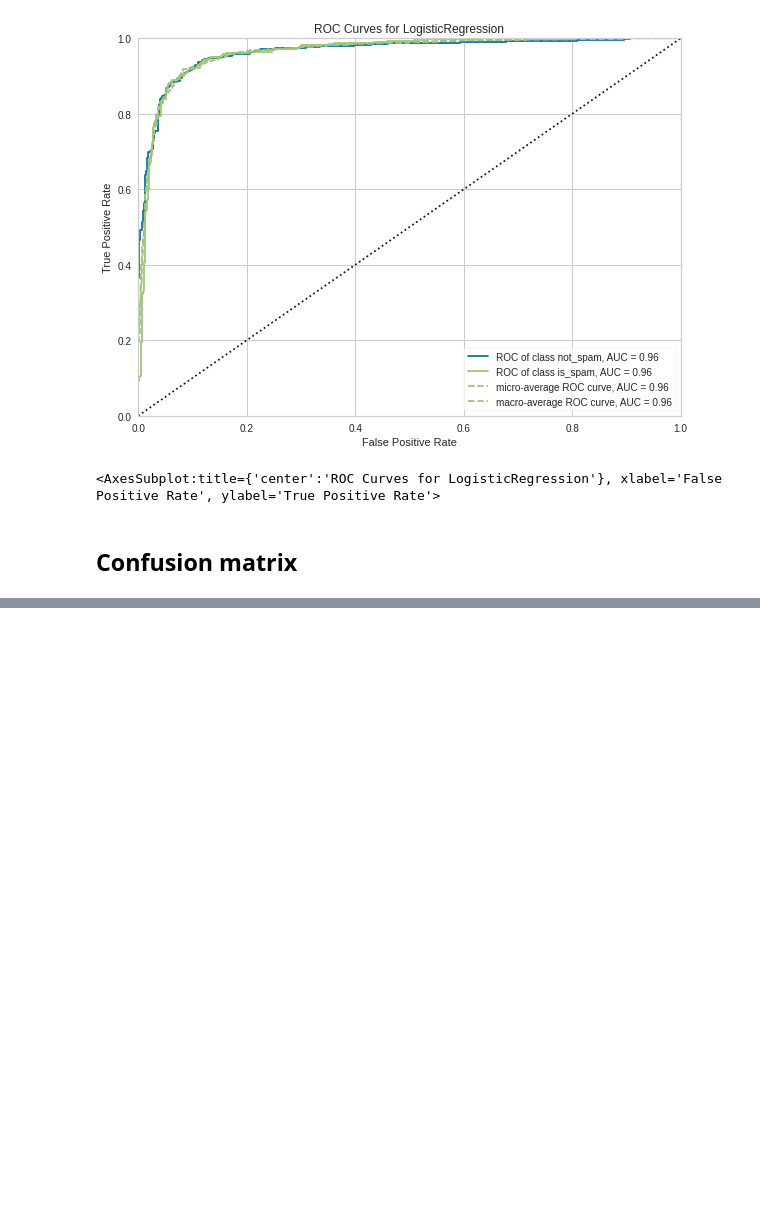
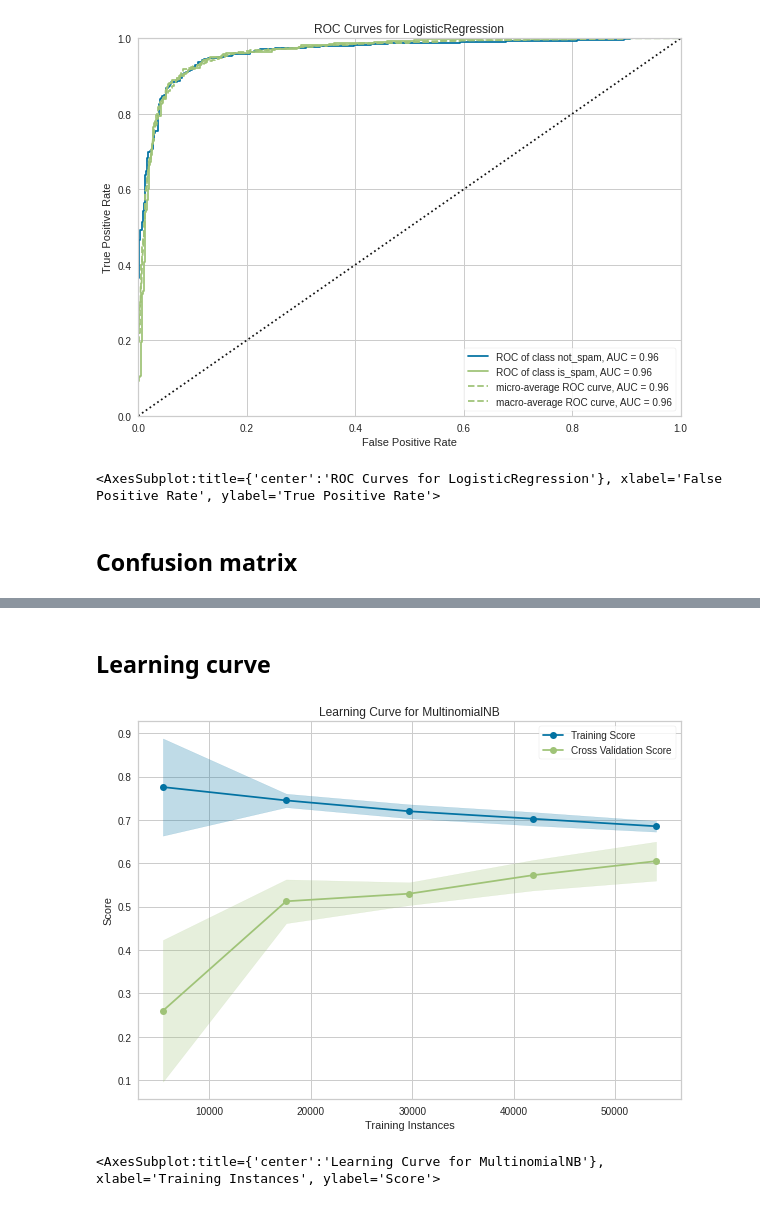
Before and after one commit to alessandro1802/ml-visualizations, a Jupyter notebook: notebook.ipynb, the cells around one changed output, grey strips where cells are left out. Drawn from its saved outputs; the diff is of its cells as text; code cells hidden in the pictures; blank space fills up the shorter version.

Commit message:
added Learning curve

```diff
--- a/notebook.ipynb
+++ b/notebook.ipynb
@@ -201,0 +203,23 @@ AttributeError: module 'sklearn' has no attribute 'metrics'
+# %% [markdown]
+## Learning curve
+# %%
+# Load, encode data and initialize the model
+import yellowbrick.datasets
+from sklearn.naive_bayes import MultinomialNB
+from sklearn.preprocessing import OneHotEncoder, LabelEncoder
+X, y = yellowbrick.datasets.load_game()
+X = OneHotEncoder().fit_transform(X)
+y = LabelEncoder().fit_transform(y)
+model = MultinomialNB()
+
+import yellowbrick.model_selection
+
+visualizer = yellowbrick.model_selection.LearningCurve(
+    model,
+    scoring = 'f1_weighted',
+    size = (700, 500))
+visualizer.fit(X, y)
+visualizer.show()
+# %% [output]
+[figure, added]
+<AxesSubplot:title={'center':'Learning Curve for MultinomialNB'}, xlabel='Training Instances', ylabel='Score'>
```
Also changed, not shown: parts of 1 cell of this notebook.
